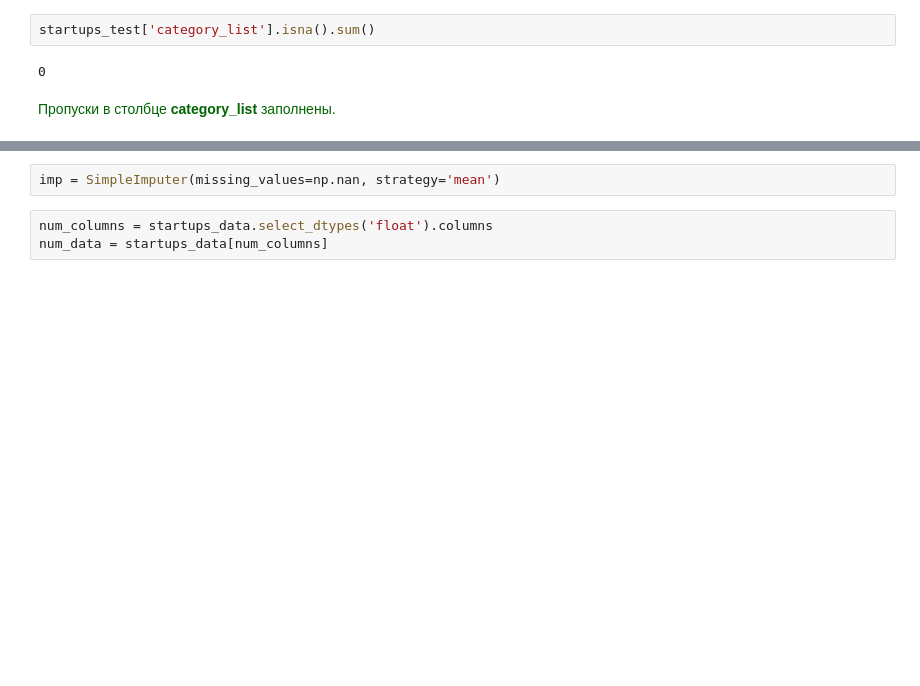
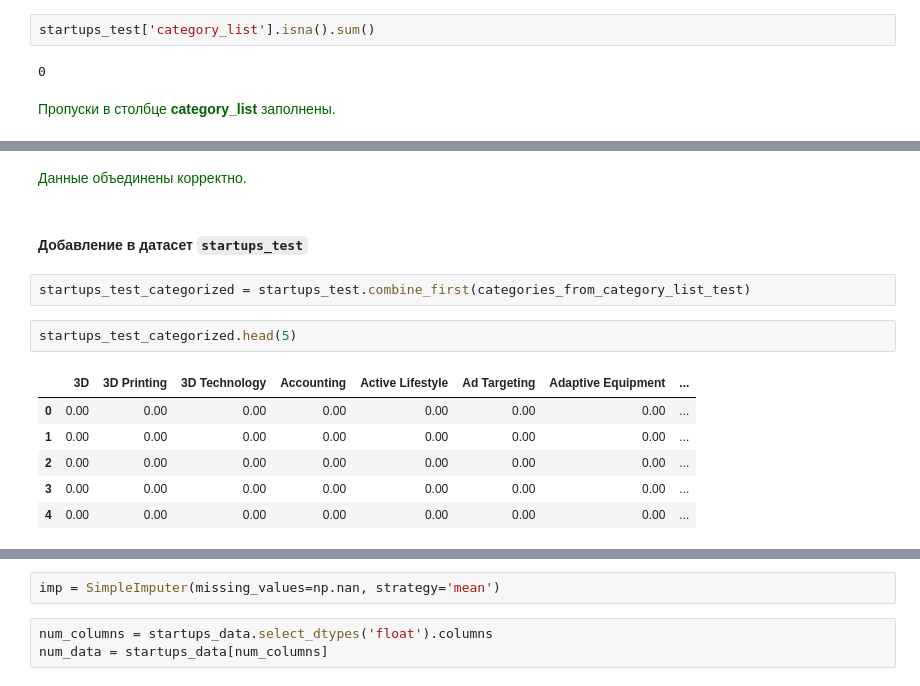
Before and after one commit to andrew-tvorogov/practicum_masterskaya_1, a Jupyter notebook: practicum_startups.ipynb, the cells around one changed output, grey strips where cells are left out. Drawn from its saved outputs; the diff is of its cells as text; blank space fills up the shorter version.

```diff
--- a/practicum_startups.ipynb
+++ b/practicum_startups.ipynb
@@ -562,0 +719,15 @@ startups_test['category_list'].isna().sum()
+# %% [markdown]
+<span style="color: darkgreen">Данные объединены корректно.</span>
+# %% [markdown]
+#### Добавление в датасет ``startups_test``
+# %%
+startups_test_categorized = startups_test.combine_first(categories_from_category_list_test)
+# %%
+startups_test_categorized.head(5)
+# %% [output]
+|  | 3D | 3D Printing | 3D Technology | Accounting | Active Lifestyle | Ad Targeting | Adaptive Equipment | ... |
+| 0 | 0.00 | 0.00 | 0.00 | 0.00 | 0.00 | 0.00 | 0.00 | ... |
+| 1 | 0.00 | 0.00 | 0.00 | 0.00 | 0.00 | 0.00 | 0.00 | ... |
+| 2 | 0.00 | 0.00 | 0.00 | 0.00 | 0.00 | 0.00 | 0.00 | ... |
+| 3 | 0.00 | 0.00 | 0.00 | 0.00 | 0.00 | 0.00 | 0.00 | ... |
+| 4 | 0.00 | 0.00 | 0.00 | 0.00 | 0.00 | 0.00 | 0.00 | ... |
```
Also changed, not shown: parts of 39 cells of this notebook.
